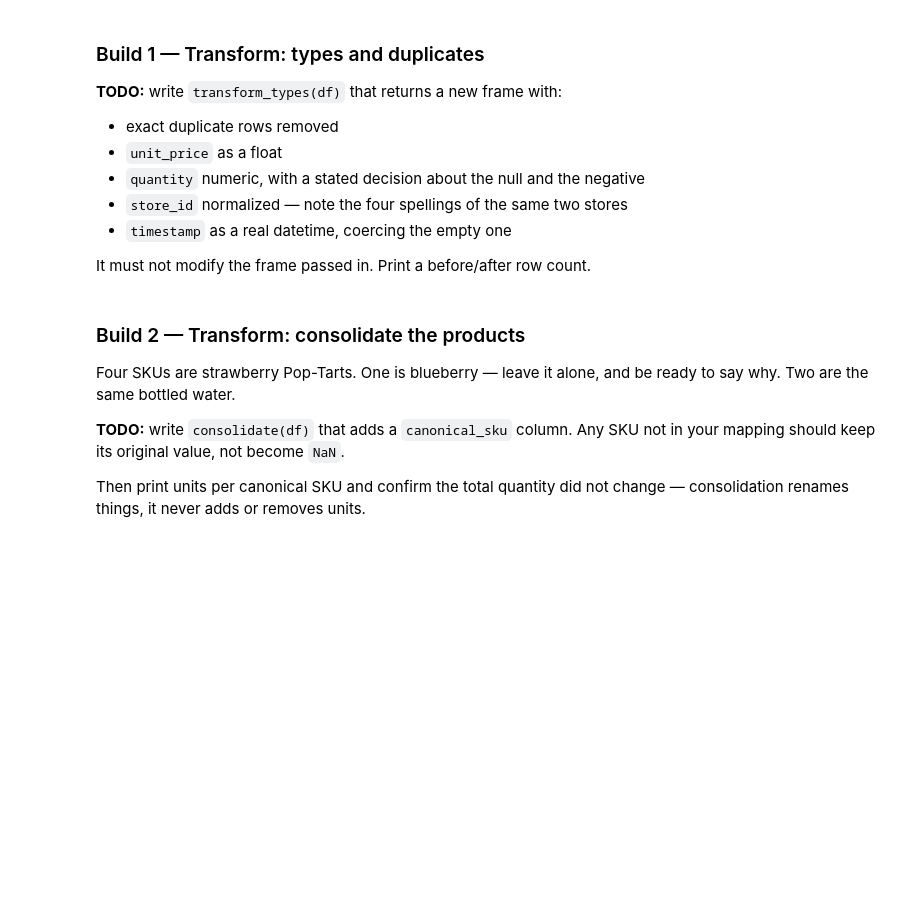
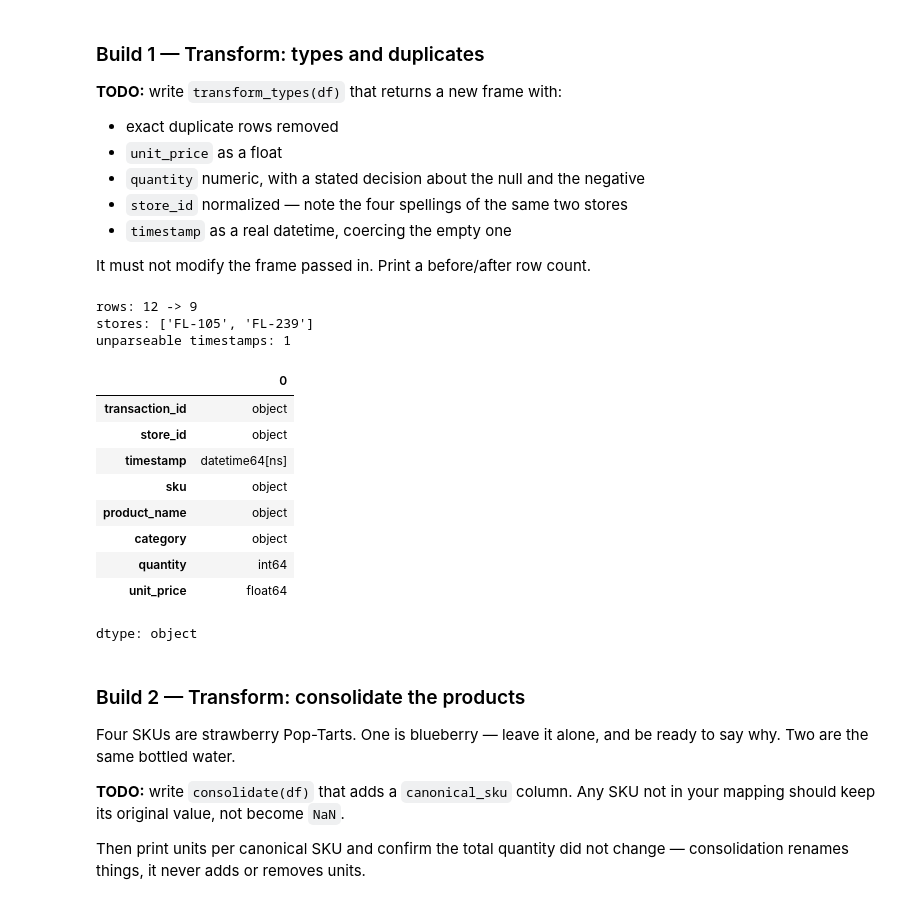
Before and after one commit to junseo25/ds2002-fa26, a Jupyter notebook: notebooks/05-etl-walmart/2026_10_14_Jun_Seo_Lee__—_Mini_ETL_on_Walmart_Sample_—_Studio.ipynb, the cells around one changed output. Cells and saved outputs as stored; diff of their text form; code cells hidden in the pictures; blank space fills up the shorter version.

```diff
--- a/notebooks/05-etl-walmart/2026_10_14_Jun_Seo_Lee__—_Mini_ETL_on_Walmart_Sample_—_Studio.ipynb
+++ b/notebooks/05-etl-walmart/2026_10_14_Jun_Seo_Lee__—_Mini_ETL_on_Walmart_Sample_—_Studio.ipynb
@@ -88,3 +86,46 @@ typed.dtypes
+# %%
+def transform_types(df):
+    out = df.drop_duplicates().copy()
+
+    out['unit_price'] = (out['unit_price'].astype(str)
+                         .str.replace('$', '', regex=False)
+                         .str.strip().astype(float))
+
+    out['quantity'] = pd.to_numeric(out['quantity'], errors='coerce')
+    # Decision: drop the unparseable quantity and the return. We are measuring
+    # units that left the shelf ahead of the storm, so a return is not that.
+    out = out[out['quantity'].notna() & (out['quantity'] > 0)].copy()
+    out['quantity'] = out['quantity'].astype(int)
+
+    # FL-105 / fl-105 / 'FL 239' / fl-239 all collapse to FL-105 / FL-239
+    out['store_id'] = (out['store_id'].str.upper().str.strip()
+                       .str.replace(r'[^A-Z0-9]', '', regex=True)
+                       .apply(lambda s: f'{s[:2]}-{s[2:]}'))
+
+    out['category'] = out['category'].str.strip().str.title()
+    out['timestamp'] = pd.to_datetime(out['timestamp'],
+                                      errors='coerce', format='mixed')
+    return out
+
+typed = transform_types(raw)
+print('rows:', len(raw), '->', len(typed))
+print('stores:', sorted(typed['store_id'].unique()))
+print('unparseable timestamps:', typed['timestamp'].isna().sum())
+typed.dtypes
+# %% [output]
+rows: 12 -> 9
+stores: ['FL-105', 'FL-239']
+unparseable timestamps: 1
+|  | 0 |
+| transaction_id | object |
+| store_id | object |
+| timestamp | datetime64[ns] |
+| sku | object |
+| product_name | object |
+| category | object |
+| quantity | int64 |
+| unit_price | float64 |
+dtype: object
 # %% [markdown]
 ### Build 2 — Transform: consolidate the products
 
```
Also changed, not shown: parts of 11 cells of this notebook.
